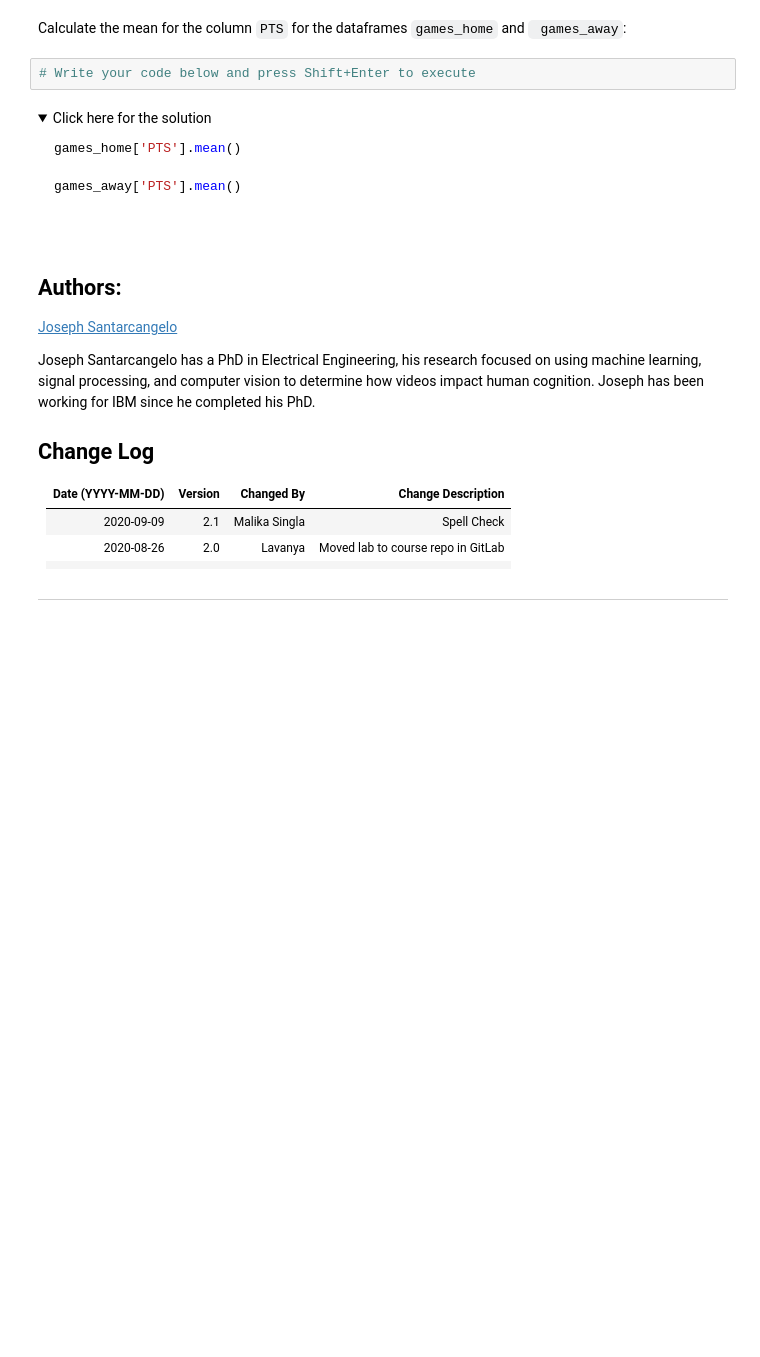
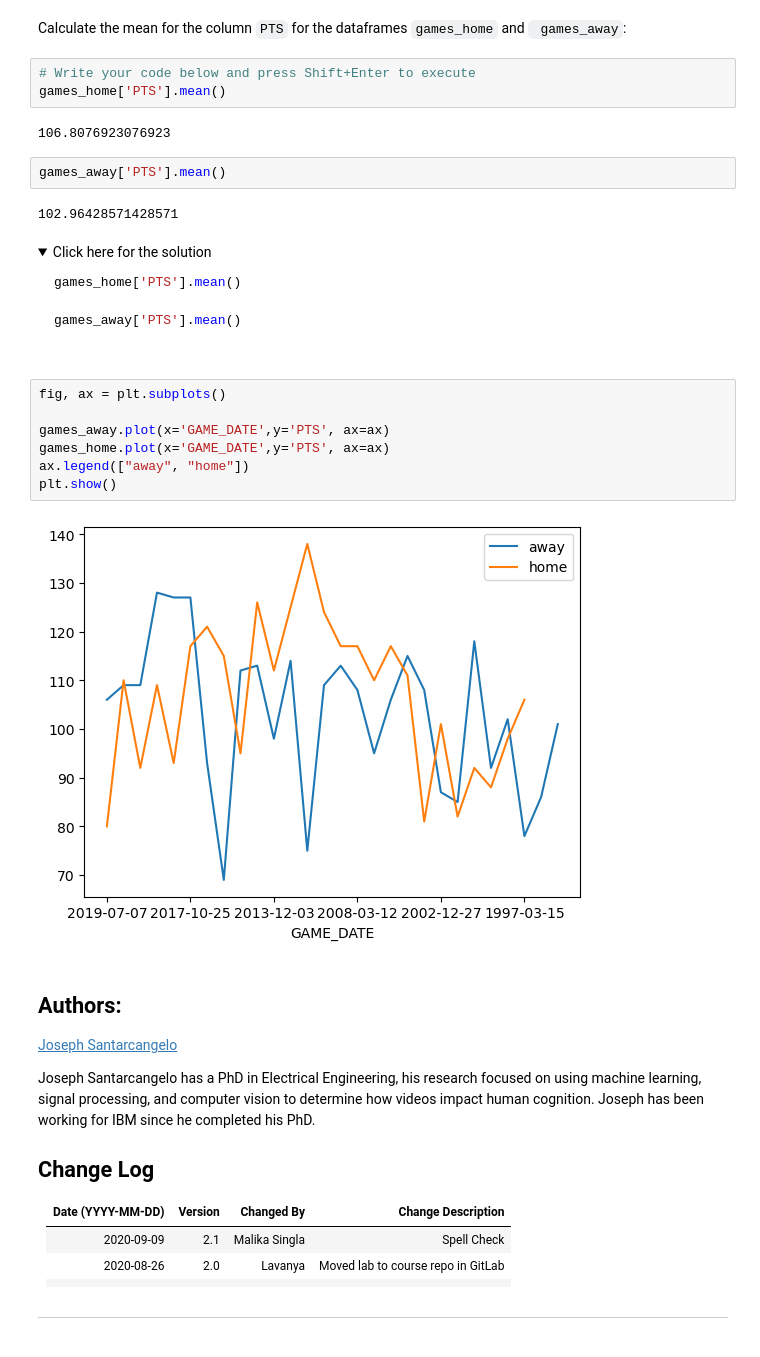
Before and after one commit to honhanbao/Python-Tutorials, a Jupyter notebook: APIs and Webscraping/Simple APIs/PY0101EN-5.1_Intro_API.ipynb, the cells around one changed output. Cells and saved outputs as stored; diff of their text form; folded sections open; blank space fills up the shorter version.

````diff
--- a/APIs and Webscraping/Simple APIs/PY0101EN-5.1_Intro_API.ipynb
+++ b/APIs and Webscraping/Simple APIs/PY0101EN-5.1_Intro_API.ipynb
@@ -211,6 +301,13 @@ plt.show()
 Calculate the mean for the column <code>PTS</code> for the dataframes <code>games_home</code> and <code> games_away</code>:
 # %%
 # Write your code below and press Shift+Enter to execute
+games_home['PTS'].mean()
+# %% [output]
+106.8076923076923
+# %%
+games_away['PTS'].mean()
+# %% [output]
+102.96428571428571
 # %% [markdown]
 <details><summary>Click here for the solution</summary>
 
@@ -222,6 +319,15 @@ games_away['PTS'].mean()
 ```
 
 </details>
+# %%
+fig, ax = plt.subplots()
+
+games_away.plot(x='GAME_DATE',y='PTS', ax=ax)
+games_home.plot(x='GAME_DATE',y='PTS', ax=ax)
+ax.legend(["away", "home"])
+plt.show()
+# %% [output]
+[figure, added]
 # %% [markdown]
 ## Authors:
 
````
Also changed, not shown: parts of 15 cells of this notebook, 7 other files.
